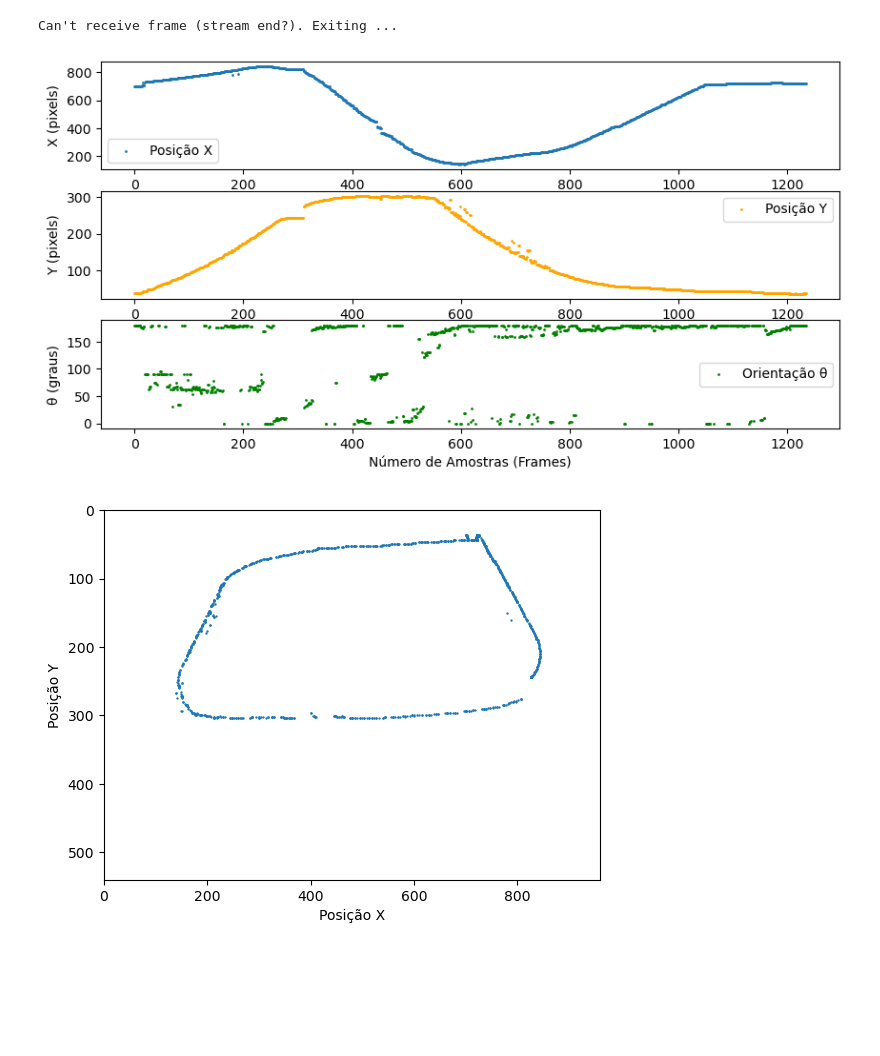
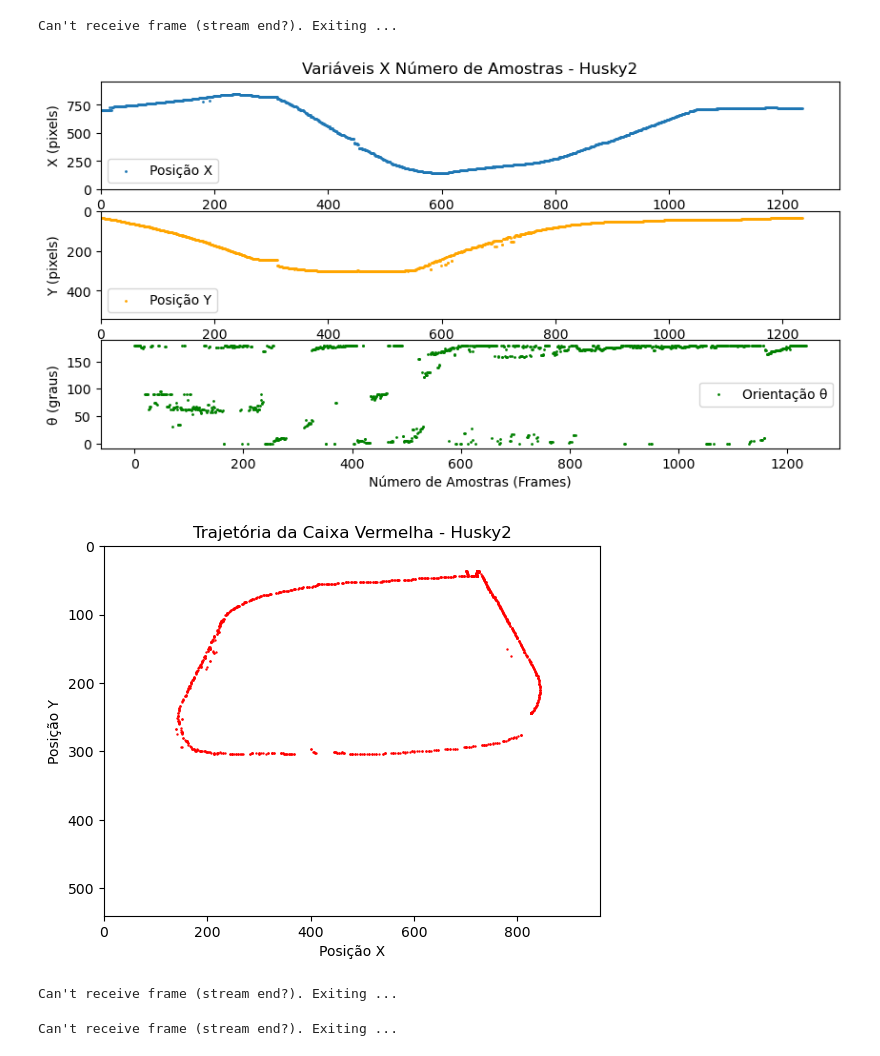
Before and after one commit to miguelmota2301/Visao-Computacional-Husky, a Jupyter notebook: funcaocaixa.ipynb, the cells around one changed output. Saved outputs shown, nothing was run; the diff lists cells and outputs as text; code cells hidden in the pictures; blank space fills up the shorter version.

```diff
--- a/funcaocaixa.ipynb
+++ b/funcaocaixa.ipynb
@@ -219,30 +251,44 @@ Can't receive frame (stream end?). Exiting ...
 # %%
 plt.figure(figsize=(10,5))
 
 plt.subplot(3,1,1)
+plt.title("Variáveis X Número de Amostras - Husky2")
 plt.scatter(range(len(xs2)), xs2, label='Posição X', s = 1)
+plt.axis([0, 1300, 0, 960])
 plt.ylabel('X (pixels)')
 plt.legend()
 
 plt.subplot(3,1,2)
 plt.scatter(range(len(ys2)), ys2, label='Posição Y', color='orange', s = 1)
+plt.axis([0, 1300, 540, 0])
 plt.ylabel('Y (pixels)')
 plt.legend()
 
 plt.subplot(3,1,3)
 plt.scatter(range(len(angles2)), angles2, label='Orientação θ', color='green', s = 1)
 plt.xlabel('Número de Amostras (Frames)')
 plt.ylabel('θ (graus)')
 plt.legend()
 
+plt.savefig('husky2-caixa0.jpg')
 plt.show()
 # %% [output]
-[figure, old version]
+[figure, new version]
 # %%
-plt.scatter(xs2, ys2, s = .5)
+plt.scatter(xs2, ys2, s = .5, c = 'r')
+plt.title("Trajetória da Caixa Vermelha - Husky2")
 plt.axis([0, 960, 540, 0])
 plt.xlabel("Posição X")
 plt.ylabel("Posição Y")
+plt.savefig('husky2-trajetoria0.jpg')
 plt.show()
 # %% [output]
-[figure, old version]
+[figure, new version]
+# %%
+trajetoria("Video1_husky.mp4", 'trajetoria1-caixa0.avi', xs1, ys1, angles1)
+# %% [output]
+Can't receive frame (stream end?). Exiting ...
+# %%
+trajetoria("Video2_husky.mp4", 'trajetoria2-caixa0.avi', xs2, ys2, angles2)
+# %% [output]
+Can't receive frame (stream end?). Exiting ...
```
Also changed, not shown: parts of 3 cells of this notebook, 14 other files.
